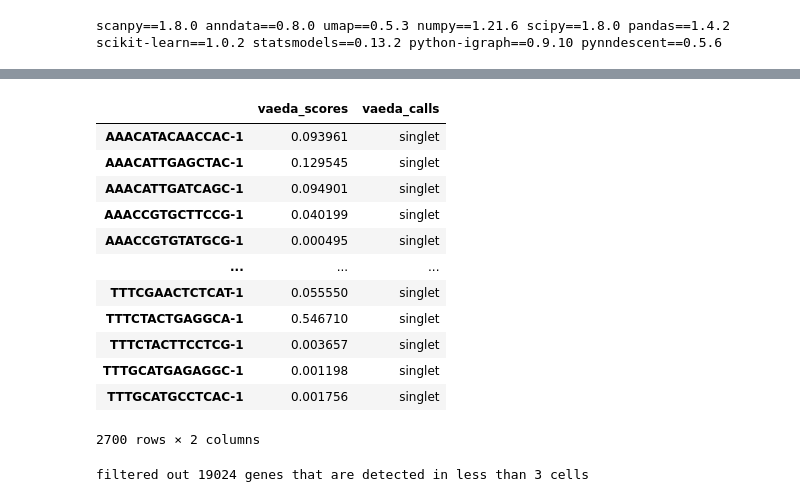
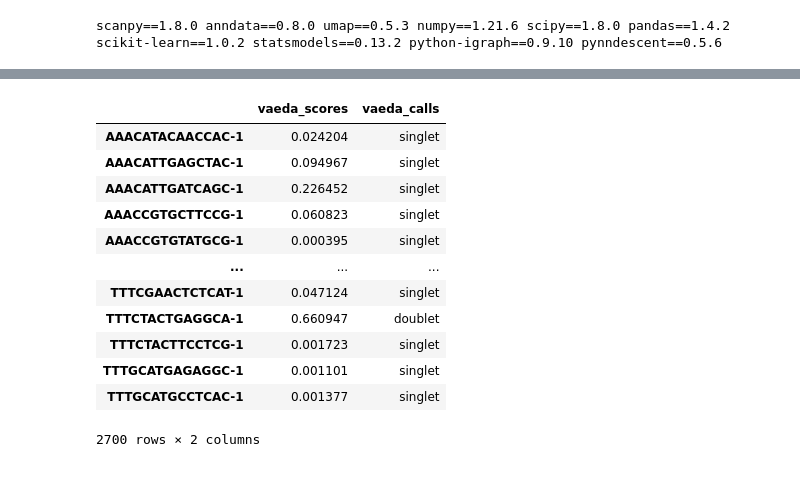
Before and after one commit to kostkalab/vaeda, a Jupyter notebook: doc/vaeda_scanpy-pbmc3k-tutorial.ipynb, the cells around one changed output, grey strips where cells are left out. Drawn from its saved outputs; the diff is of its cells as text; code cells hidden in the pictures.

```diff
--- a/doc/vaeda_scanpy-pbmc3k-tutorial.ipynb
+++ b/doc/vaeda_scanpy-pbmc3k-tutorial.ipynb
@@ -11,7 +11,7 @@ import shutil
 # %%
 #- scanpy tutorial: https://scanpy-tutorials.readthedocs.io/en/latest/pbmc3k.html
 
-sc.settings.verbosity = 3             # verbosity: errors (0), warnings (1), info (2), hints (3)
+sc.settings.verbosity = 0             # verbosity: errors (0), warnings (1), info (2), hints (3)
 sc.logging.print_header()
 sc.settings.set_figure_params(dpi=80, facecolor='white')
 # %% [output]
@@ -61,27 +39,27 @@ To enable them in other operations, rebuild TensorFlow with the appropriate comp
+# %%
+%%capture tensorflow_msgs
+
+adata = vaeda.vaeda(adata, seed=42)
 # %%
 #- save vaeda scores and calls
-adata.obs['vaeda_scores'] = preds
-adata.obs['vaeda_calls']  = calls
 adata.obs
 # %% [output]
 |  | vaeda_scores | vaeda_calls |
-| AAACATACAACCAC-1 | 0.093961 | singlet |
-| AAACATTGAGCTAC-1 | 0.129545 | singlet |
-| AAACATTGATCAGC-1 | 0.094901 | singlet |
-| AAACCGTGCTTCCG-1 | 0.040199 | singlet |
-| AAACCGTGTATGCG-1 | 0.000495 | singlet |
+| AAACATACAACCAC-1 | 0.024204 | singlet |
+| AAACATTGAGCTAC-1 | 0.094967 | singlet |
+| AAACATTGATCAGC-1 | 0.226452 | singlet |
+| AAACCGTGCTTCCG-1 | 0.060823 | singlet |
+| AAACCGTGTATGCG-1 | 0.000395 | singlet |
 | ... | ... | ... |
-| TTTCGAACTCTCAT-1 | 0.055550 | singlet |
-| TTTCTACTGAGGCA-1 | 0.546710 | singlet |
-| TTTCTACTTCCTCG-1 | 0.003657 | singlet |
-| TTTGCATGAGAGGC-1 | 0.001198 | singlet |
-| TTTGCATGCCTCAC-1 | 0.001756 | singlet |
+| TTTCGAACTCTCAT-1 | 0.047124 | singlet |
+| TTTCTACTGAGGCA-1 | 0.660947 | doublet |
+| TTTCTACTTCCTCG-1 | 0.001723 | singlet |
+| TTTGCATGAGAGGC-1 | 0.001101 | singlet |
+| TTTGCATGCCTCAC-1 | 0.001377 | singlet |
 2700 rows × 2 columns
 # %%
 sc.pp.filter_cells(adata, min_genes=200)
 sc.pp.filter_genes(adata, min_cells=3)
-# %% [output]
-filtered out 19024 genes that are detected in less than 3 cells
 # %%
 adata.var['mt'] = adata.var_names.str.startswith('MT-')  # annotate the group of mitochondrial genes as 'mt'
 sc.pp.calculate_qc_metrics(adata, qc_vars=['mt'], percent_top=None, log1p=False, inplace=True)
```
Also changed, not shown: parts of 6 cells of this notebook, 1 other file.
